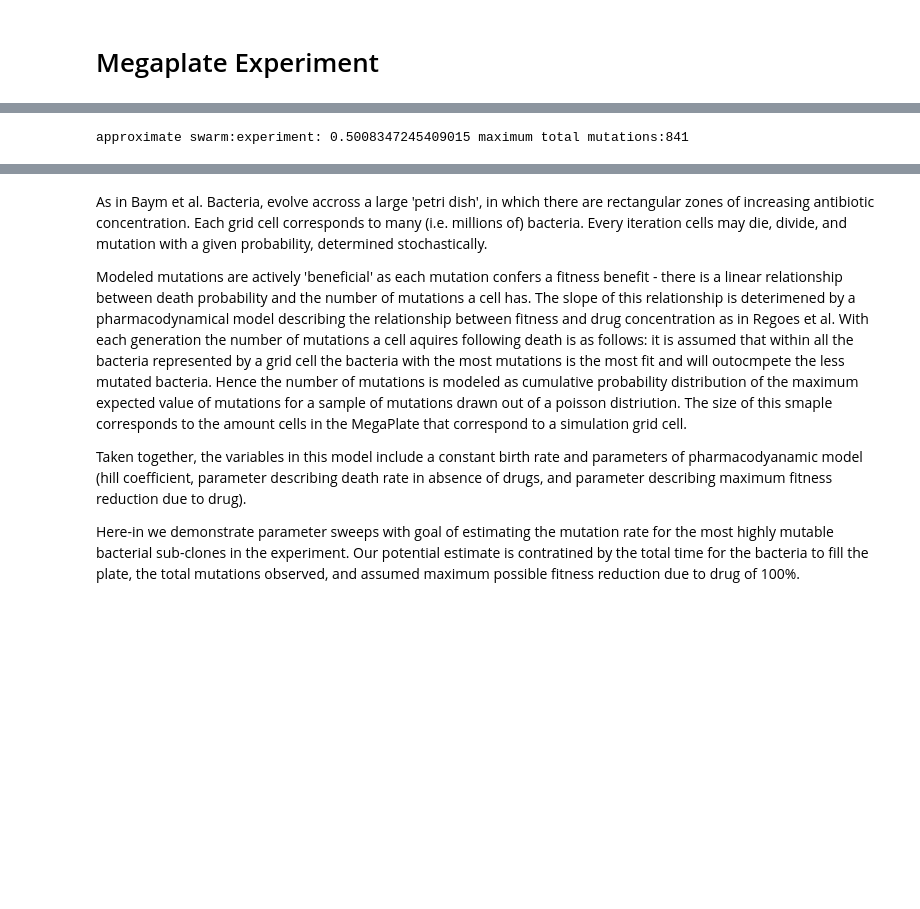
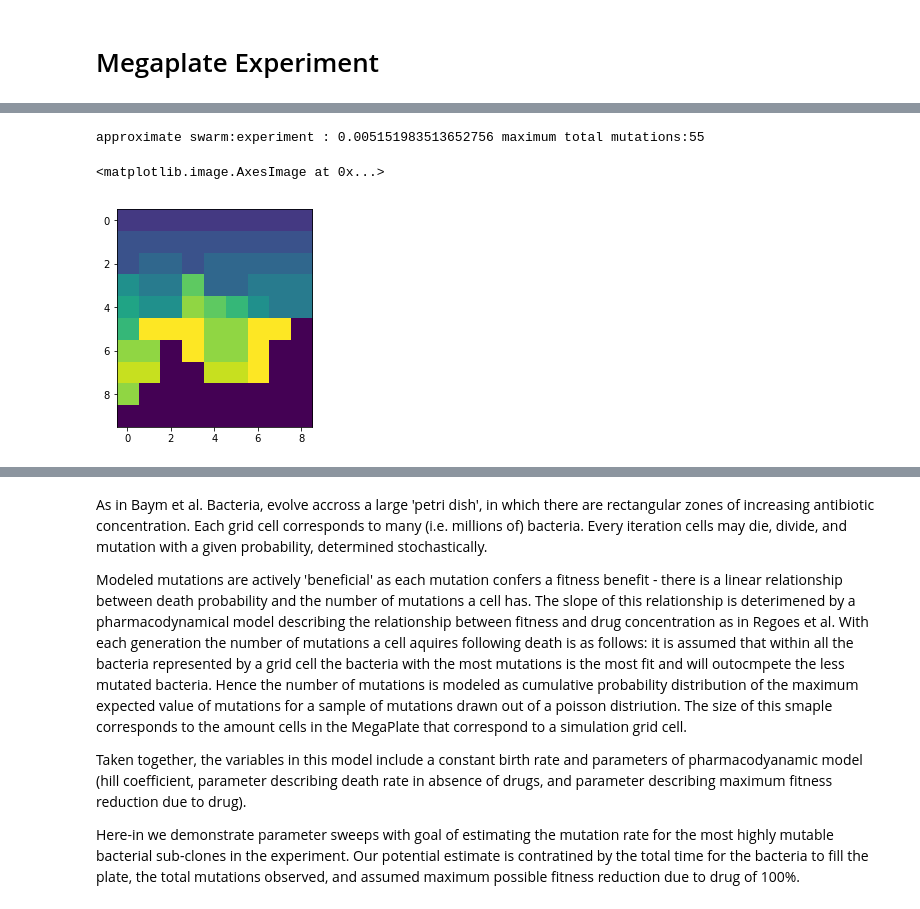
Before and after one commit to nkrishnan94/MegaPlate-CA, a Jupyter notebook: research showcase.ipynb, the cells around one changed output, grey strips where cells are left out. Drawn from its saved outputs; the diff is of its cells as text; code cells hidden in the pictures; blank space fills up the shorter version.

```diff
--- a/research showcase.ipynb
+++ b/research showcase.ipynb
@@ -228,4 +256,9 @@ Wall time: 6min 34s
 # %%
-print('approximate swarm:experiment : ' + str(300/len(ch1)),'maximum total mutations:' + str(np.array(ch1[-1]).max()))
+print('approximate swarm:experiment : ' + str(ln/len(ch1)),'maximum total mutations:' + str(np.array(ch1[-1]).max()))
 # %% [output]
-approximate swarm:experiment: 0.5008347245409015 maximum total mutations:841
+approximate swarm:experiment : 0.005151983513652756 maximum total mutations:55
+# %%
+plt.imshow(ch1[-1])
+# %% [output]
+<matplotlib.image.AxesImage at 0x...>
+[figure, added]
```
Also changed, not shown: parts of 56 cells of this notebook.
